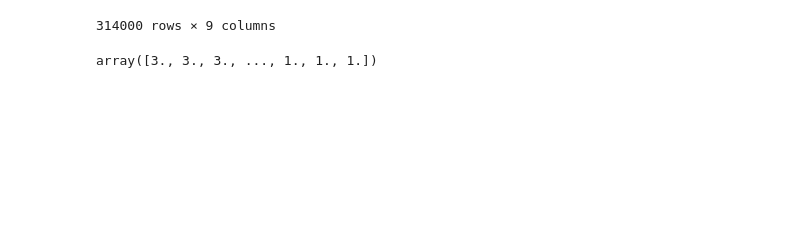
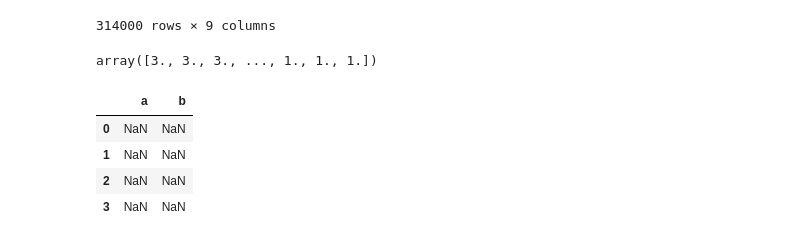
Before and after one commit to konqr/lobSimulations, a Jupyter notebook: src/backup/hawkes/experiments/toyModelSmallTick.ipynb, the cells around one changed output. Cells and saved outputs as stored; diff of their text form; code cells hidden in the pictures; blank space fills up the shorter version.

```diff
--- a/src/backup/hawkes/experiments/toyModelSmallTick.ipynb
+++ b/src/backup/hawkes/experiments/toyModelSmallTick.ipynb
@@ -985,4 +985,14 @@ x = abs(arr.cumsum(axis=1) - (arr.sum(axis=1)/2).reshape((len(arr),1))).argmin(a
 # %% [output]
 array([3., 3., 3., ..., 1., 1., 1.])
 # %%
-df = pd.DataFrame({'a':[1,2,None, None], '}
+df = pd.DataFrame({'a':[1,2,None, None], 'b':[None, 1, 2, 3]})
+df['a'] = df['a'].fillna(method='ffill')
+df['b'] = df['b'].fillna(method='ffill')
+# %%
+df.add(pd.DataFrame())
+# %% [output]
+|  | a | b |
+| 0 | NaN | NaN |
+| 1 | NaN | NaN |
+| 2 | NaN | NaN |
+| 3 | NaN | NaN |
```
Also changed, not shown: 1 other file.
